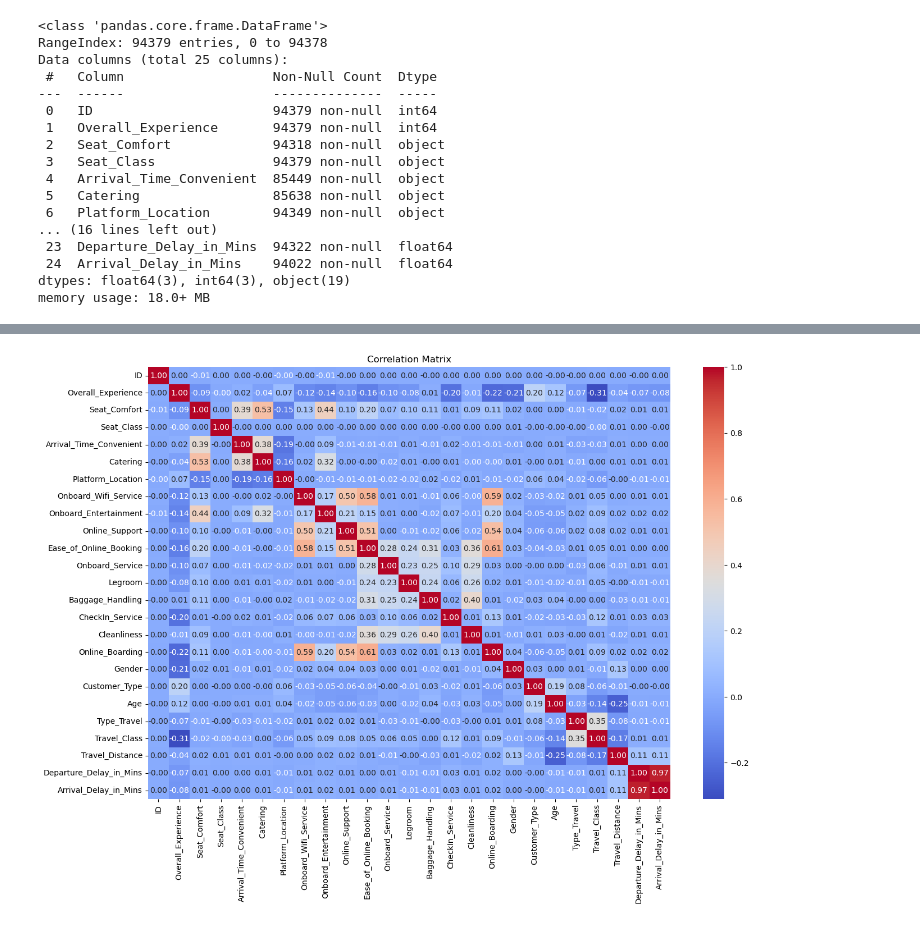
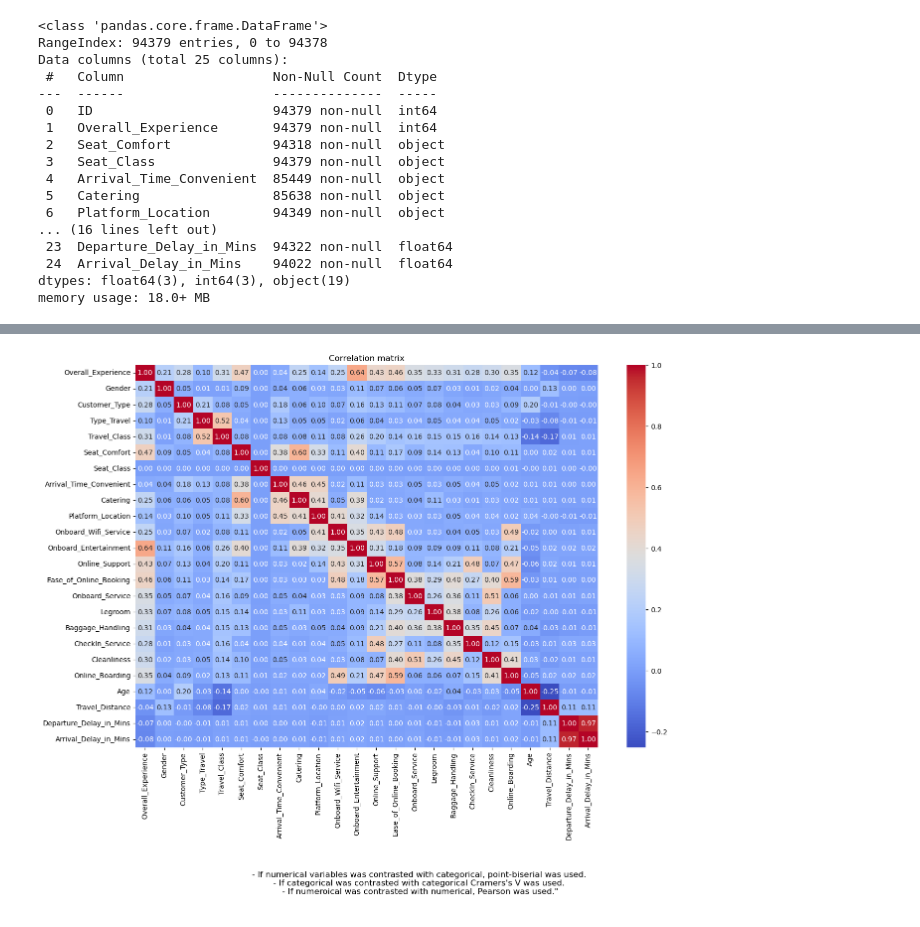
Before and after one commit to contreras-juan/kinki_adsp, a Jupyter notebook: notebooks/1_EDA.ipynb, the cells around one changed output, grey strips where cells are left out. Drawn from its saved outputs; the diff is of its cells as text; code cells hidden in the pictures.

Commit message:
Distribution and correlation inspection

```diff
--- a/notebooks/1_EDA.ipynb
+++ b/notebooks/1_EDA.ipynb
@@ -45,0 +76,2 @@ memory usage: 18.0+ MB
+# %%
+numerical_columns = ['Age', 'Travel_Distance', 'Departure_Delay_in_Mins', 'Arrival_Delay_in_Mins']
@@ -83,11 +109,0 @@ for column in columns_to_encode:
-# %%
-# Compute correlation matrix
-correlation_matrix = correlation_data.corr()
-
-# Plot the correlation matrix
-plt.figure(figsize=(15, 10))
-sns.heatmap(correlation_matrix, annot=True, cmap='coolwarm', fmt='.2f')
-plt.title('Correlation Matrix')
-plt.show()
-# %% [output]
-[figure, removed]
@@ -93,0 +121,42 @@ plt.show()
+# %%
+def point_biserial(x, y):
+    return pointbiserialr(x, y)[0]
+# %%
+all_columns = categorical_columns + numerical_columns
+
+corr_matrix = pd.DataFrame(index=all_columns, columns=all_columns)
+
+encoded_df.dropna(inplace=True)
+
+# Calculate Cramér's V for categorical vs. categorical
+for col1 in categorical_columns:
+    for col2 in categorical_columns:
+        corr_matrix.loc[col1, col2] = cramers_v(encoded_df[col1],encoded_df[col2])
+
+# Calculate point-biserial for categorical vs. numerical
+for cat_col in categorical_columns:
+    for num_col in numerical_columns:
+        corr_matrix.loc[cat_col, num_col] = point_biserial(encoded_df[cat_col], encoded_df[num_col])
+        corr_matrix.loc[num_col, cat_col] = point_biserial(encoded_df[cat_col], encoded_df[num_col])
+
+# Calculate Pearson for numerical vs. numerical
+for col1 in numerical_columns:
+    for col2 in numerical_columns:
+        corr_matrix.loc[col1, col2] = encoded_df[[col1, col2]].corr().iloc[0, 1]
+# %%
+corr_matrix = corr_matrix.astype(float)
+# %%
+plt.figure(figsize=(15, 10))
+sns.heatmap(corr_matrix, annot=True, cmap='coolwarm', fmt='.2f')
+plt.title("Correlation matrix")
+
+caption = f'''
+    - If numerical variables was contrasted with categorical, point-biserial was used.
+    - If categorical was contrasted with categorical Cramers's V was used.
+    - If numeroical was contrasted with numerical, Pearson was used."
+'''
+
+plt.figtext(0.5, -0.2, caption, wrap=True, horizontalalignment='center', fontsize=12)
+plt.show()
+# %% [output]
+[figure, added]
```
Also changed, not shown: parts of 11 cells of this notebook.
